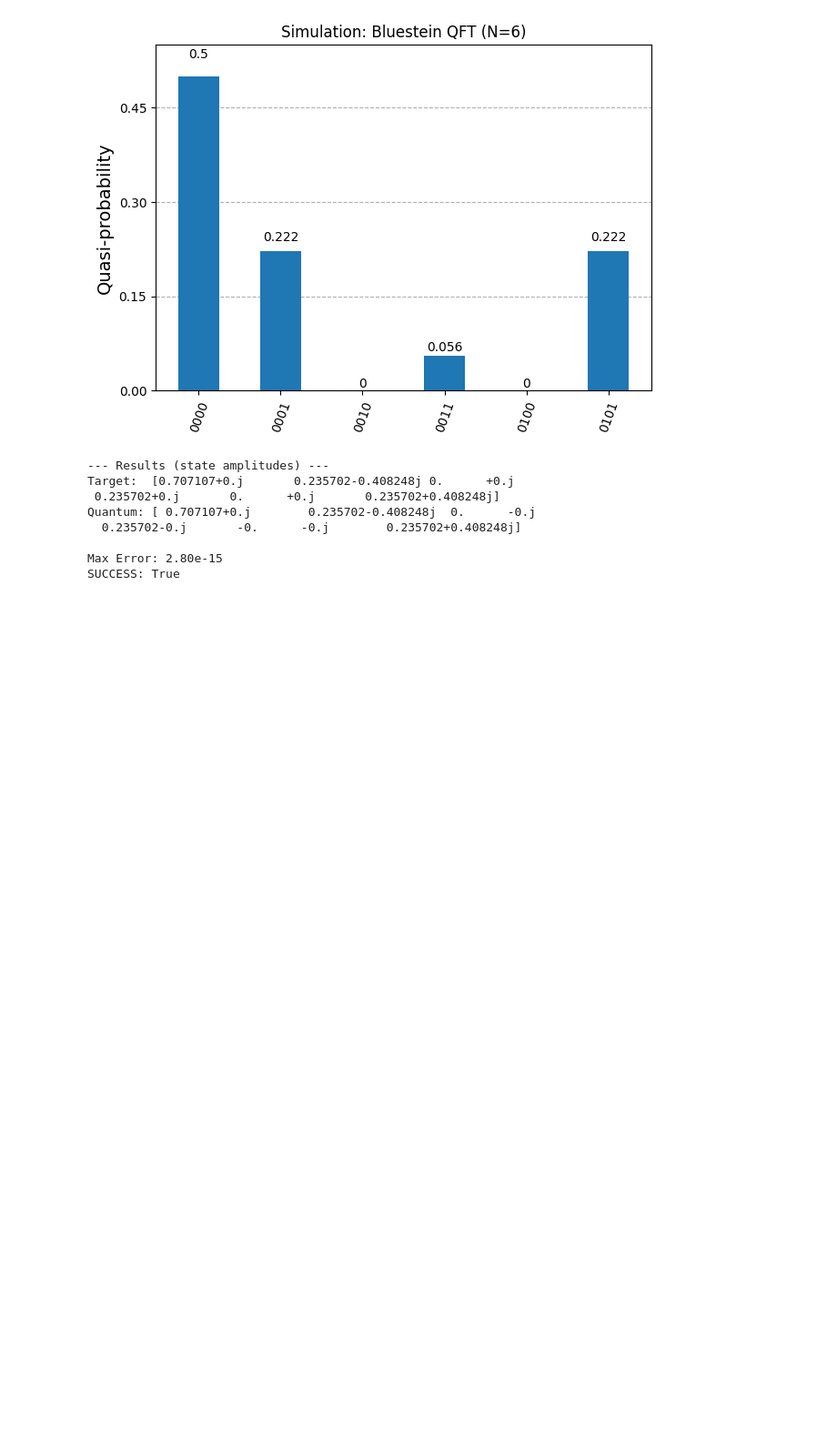
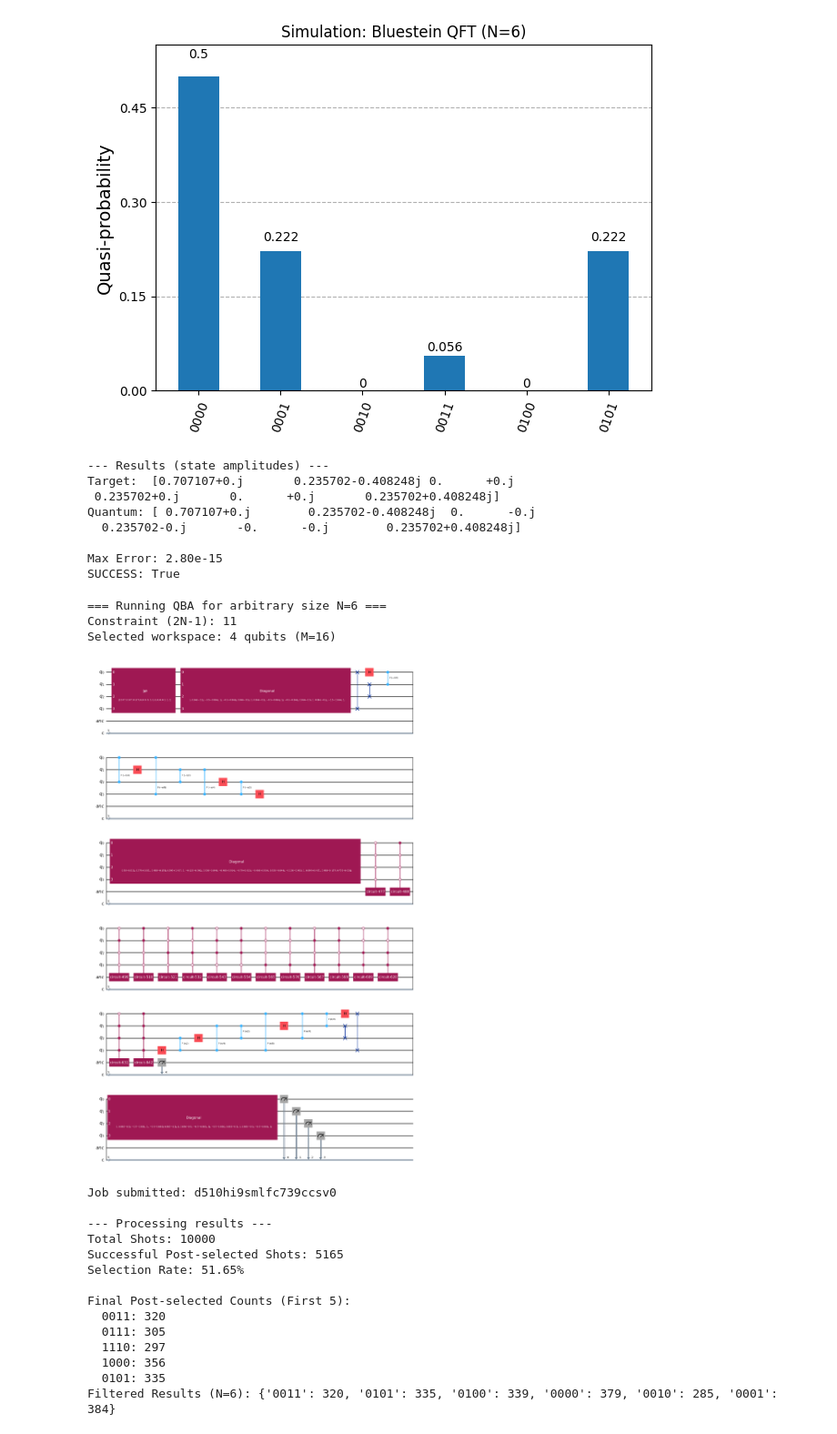
Before and after one commit to renatawong/quantum-bluestein, a Jupyter notebook: quantum-bluestein-n6.ipynb, the cells around one changed output. Shown: that part at 91% size. Drawn from its saved outputs; the diff is of its cells as text; code cells hidden in the pictures; blank space fills up the shorter version.

```diff
--- a/quantum-bluestein-n6.ipynb
+++ b/quantum-bluestein-n6.ipynb
@@ -318,8 +318,8 @@ def run_qba(N, simulation = True):
             idx = int(bitstring, 2)
 
             # ONLY keep if index is within our problem size N
-            #if idx < N:
-            final_counts[bitstring] = count
+            if idx < N:
+                final_counts[bitstring] = count
 
 
 
@@ -365,3 +365,24 @@ Quantum: [ 0.707107+0.j        0.235702-0.408248j  0.      -0.j
 
 Max Error: 2.80e-15
 SUCCESS: True
+# %%
+success = run_qba(6, False)
+# %% [output]
+=== Running QBA for arbitrary size N=6 ===
+Constraint (2N-1): 11
+Selected workspace: 4 qubits (M=16)
+[figure, added]
+Job submitted: d510hi9smlfc739ccsv0
+
+--- Processing results ---
+Total Shots: 10000
+Successful Post-selected Shots: 5165
+Selection Rate: 51.65%
+
+Final Post-selected Counts (First 5):
+  0011: 320
+  0111: 305
+  1110: 297
+  1000: 356
+  0101: 335
+Filtered Results (N=6): {'0011': 320, '0101': 335, '0100': 339, '0000': 379, '0010': 285, '0001': 384}
```
Also changed, not shown: parts of 1 cell of this notebook.
